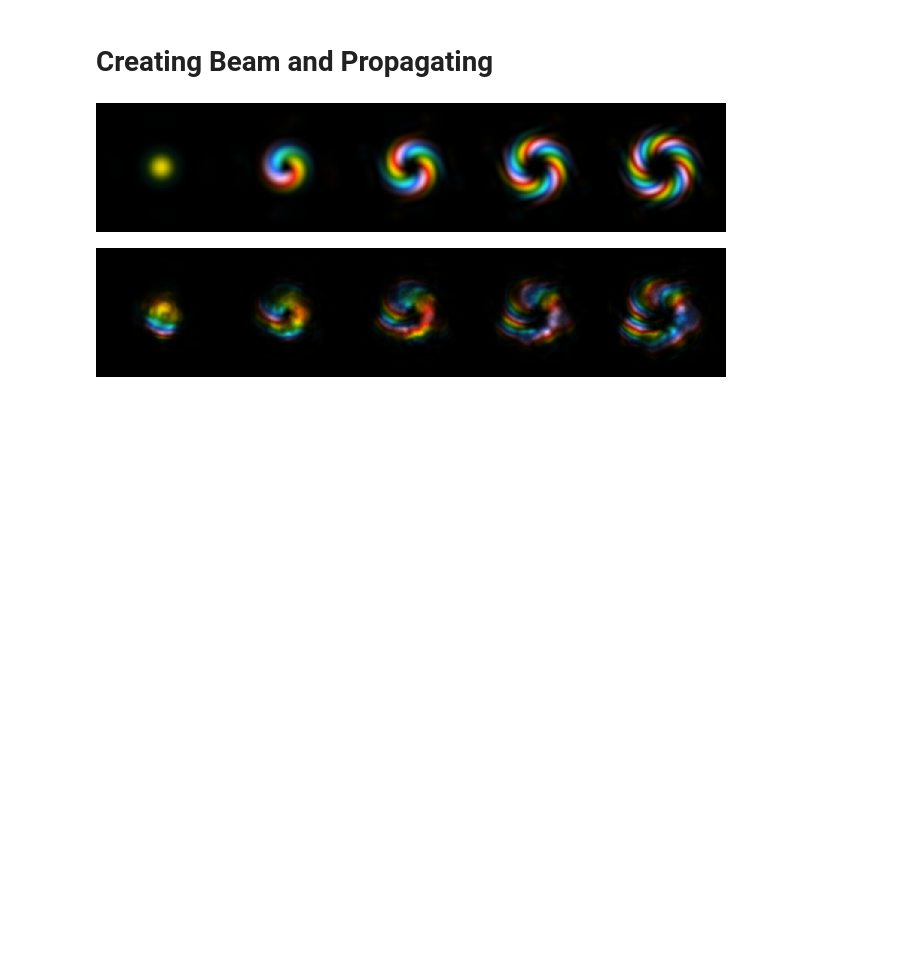
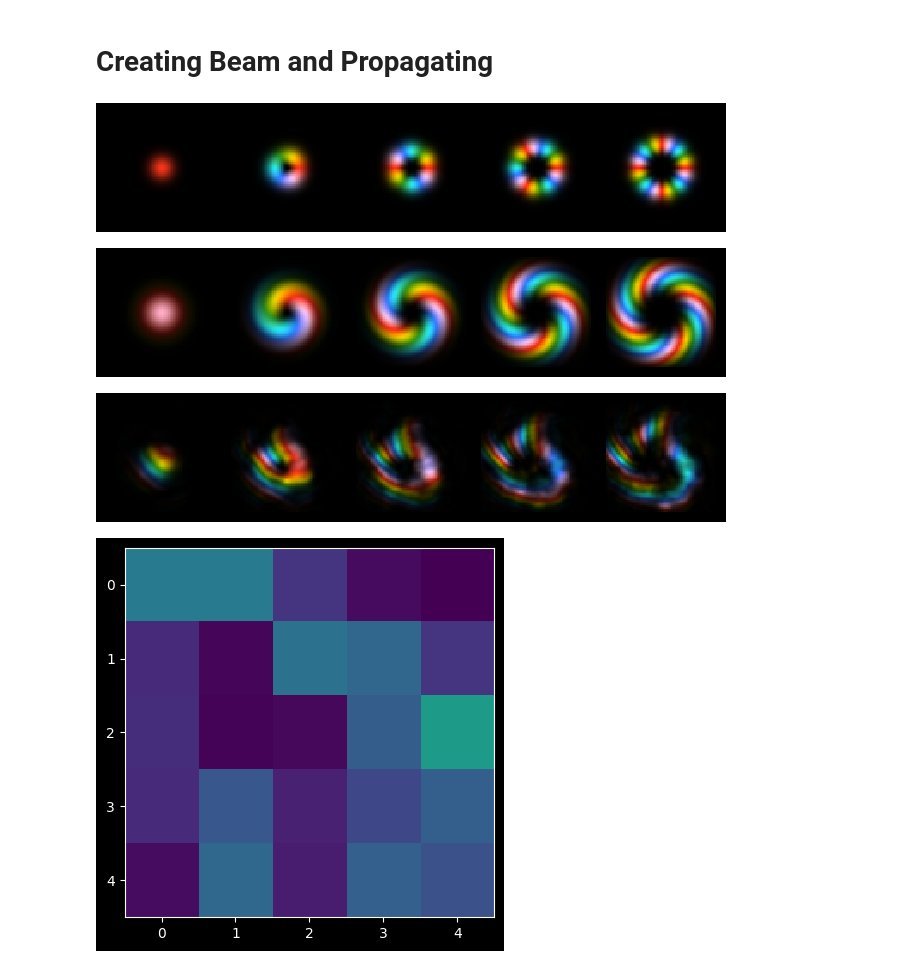
Before and after one commit to LukasScarfe/MultiplaneTurb, a Jupyter notebook: Daniel_Workspace.ipynb, the cells around one changed output. Drawn from its saved outputs; the diff is of its cells as text; code cells hidden in the pictures; blank space fills up the shorter version.

Commit message:
testing stuff for different modes of prop

```diff
--- a/Daniel_Workspace.ipynb
+++ b/Daniel_Workspace.ipynb
@@ -133,11 +195,12 @@ pi = sp.constants.pi # pi
 c = sp.constants.speed_of_light # speed of light
 
 wavelength = 633*nm # beam wavelength
-size = 30*cm # size of window generated
+# size = 30*cm # size of window generated
+size = 20*cm # size of window generated
 w0 = 3*cm # beam waist (radius)
 
 z = 5400 # propagation distance (metres)
-N =256 # resolution
+N = 64 # resolution
 
 n = 5 # number of phase screens
 
@@ -165,12 +228,29 @@ print(len(abbs))
 5
 # %% [markdown]
 # Creating Beam and Propagating
-# %%
-beams=[propChannel(OAM(i),z,len(abbs),0) for i in progress(range(5))]
-errorBeams=[propChannel(OAM(i),z,abbs,0) for i in progress(range(5))]
-
-plotBeam(beams)
-plotBeam(errorBeams)
-# %% [output]
-[figure, removed]
-[figure, removed]
+# %%
+# First just get initial beams with no propagation
+initBeams = [OAM(i) for i in progress(range(5))]
+
+# Mode 0 - Fresnel - Has the 'Square' Effect at longer distances
+# beams=[propChannel(OAM(i),z,len(abbs),0) for i in progress(range(5))]
+# errorBeams=[propChannel(OAM(i),z,abbs,0) for i in progress(range(5))]
+
+# Mode 1 - Forvard - Has drawbacks since walls act like waveguides
+# beams=[propChannel(OAM(i),z,len(abbs),1) for i in progress(range(5))]
+# errorBeams=[propChannel(OAM(i),z,abbs,1) for i in progress(range(5))]
+
+# Mode 2 - Forward - Takes way too long for serious res
+beams=[propChannel(OAM(i),z,len(abbs),2) for i in progress(range(5))]
+errorBeams=[propChannel(OAM(i),z,abbs,2) for i in progress(range(5))]
+
+plotBeam(initBeams)
+plotBeam(beams)
+plotBeam(errorBeams)
+
+plotCrosstalk(crosstalk(beams,errorBeams))
+# %% [output]
+[figure, added]
+[figure, added]
+[figure, added]
+[figure, added]
```
Also changed, not shown: parts of 9 cells of this notebook.
